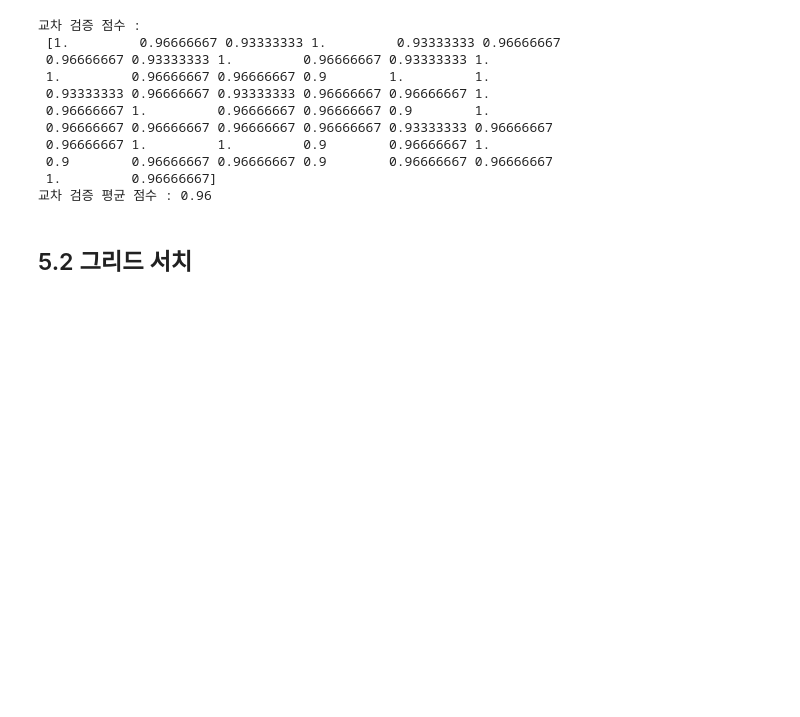
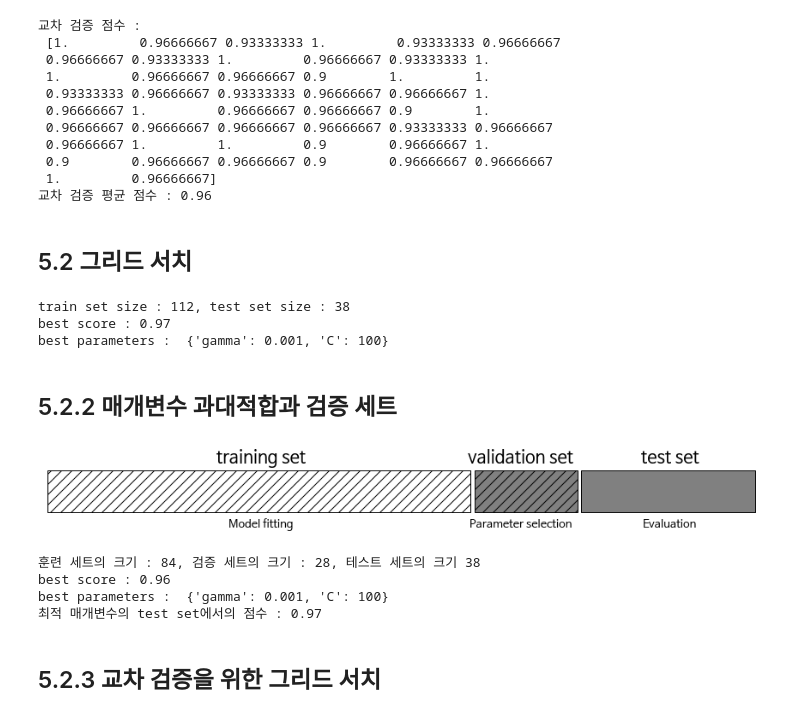
Before and after one commit to 1bin01/Machine-Learning, a Jupyter notebook: Introduction-to-Machine-Learning/Ch5_model_evaluation_and_improvement.ipynb, the cells around one changed output. Saved outputs shown, nothing was run; the diff lists cells and outputs as text; code cells hidden in the pictures; blank space fills up the shorter version.

```diff
--- a/Introduction-to-Machine-Learning/Ch5_model_evaluation_and_improvement.ipynb
+++ b/Introduction-to-Machine-Learning/Ch5_model_evaluation_and_improvement.ipynb
@@ -194,3 +194,62 @@ print("교차 검증 평균 점수 : {:.2f}" .format(scores.mean()))
 교차 검증 평균 점수 : 0.96
 # %% [markdown]
 ## 5.2 그리드 서치
+# %%
+# 가능한 매개변수의 모든 조합을 시도
+from sklearn.svm import SVC
+from sklearn.model_selection import train_test_split
+
+X_train, X_test, y_train, y_test = train_test_split(iris.data, iris.target, random_state = 0)
+print("train set size : {}, test set size : {}" .format(X_train.shape[0], X_test.shape[0]))
+
+best_score = 0
+for gamma in [0.001, 0.01, 0.1, 1, 10, 100]:
+    for C in [0.001, 0.01, 0.1, 1, 10, 100]:
+        svm = SVC(gamma = gamma, C = C)
+        svm.fit(X_train, y_train)
+        score = svm.score(X_test, y_test)
+        if(score > best_score):
+            best_score = score
+            best_parameters = {'gamma' : gamma, 'C' : C}
+print("best score : {:.2f}" .format(best_score))
+print("best parameters : ", best_parameters)
+# %% [output]
+train set size : 112, test set size : 38
+best score : 0.97
+best parameters :  {'gamma': 0.001, 'C': 100}
+# %% [markdown]
+## 5.2.2 매개변수 과대적합과 검증 세트
+# %%
+# 평가를 위해서 모델을 만들 때 사용하지 않은 독립된 데이터 세트가 필요
+mglearn.plots.plot_threefold_split()
+# %% [output]
+[figure, added]
+# %%
+# 데이터 셋을 훈련 세트, 검증 세트, 테스트 세트 3개로 나눔
+X_trainval, X_test, y_trainval, y_test = train_test_split(iris.data, iris.target, random_state = 0)
+X_train, X_valid, y_train, y_valid = train_test_split(X_trainval, y_trainval)
+
+print("훈련 세트의 크기 : {}, 검증 세트의 크기 : {}, 테스트 세트의 크기 {}" .format(X_train.shape[0], X_valid.shape[0], X_test.shape[0]))
+
+best_score = 0
+for gamma in [0.001, 0.01, 0.1, 1, 10, 100]:
+    for C in [0.001, 0.01, 0.1, 1, 10, 100]:
+        svm = SVC(gamma = gamma, C = C)
+        svm.fit(X_train, y_train)
+        score = svm.score(X_valid, y_valid)
+        if(score > best_score):
+            best_score = score
+            best_parameters = {'gamma' : gamma, 'C' : C}
+
+# 최종 평가에 사용하는 테스트 세트를 분리해 유지해야함!
+svm = SVC(**best_parameters).fit(X_trainval, y_trainval)
+print("best score : {:.2f}" .format(best_score))
+print("best parameters : ", best_parameters)
+print("최적 매개변수의 test set에서의 점수 : {:.2f}" .format(svm.score(X_test, y_test)))
+# %% [output]
+훈련 세트의 크기 : 84, 검증 세트의 크기 : 28, 테스트 세트의 크기 38
+best score : 0.96
+best parameters :  {'gamma': 0.001, 'C': 100}
+최적 매개변수의 test set에서의 점수 : 0.97
+# %% [markdown]
+## 5.2.3 교차 검증을 위한 그리드 서치
```
Also changed, not shown: parts of 4 cells of this notebook.
